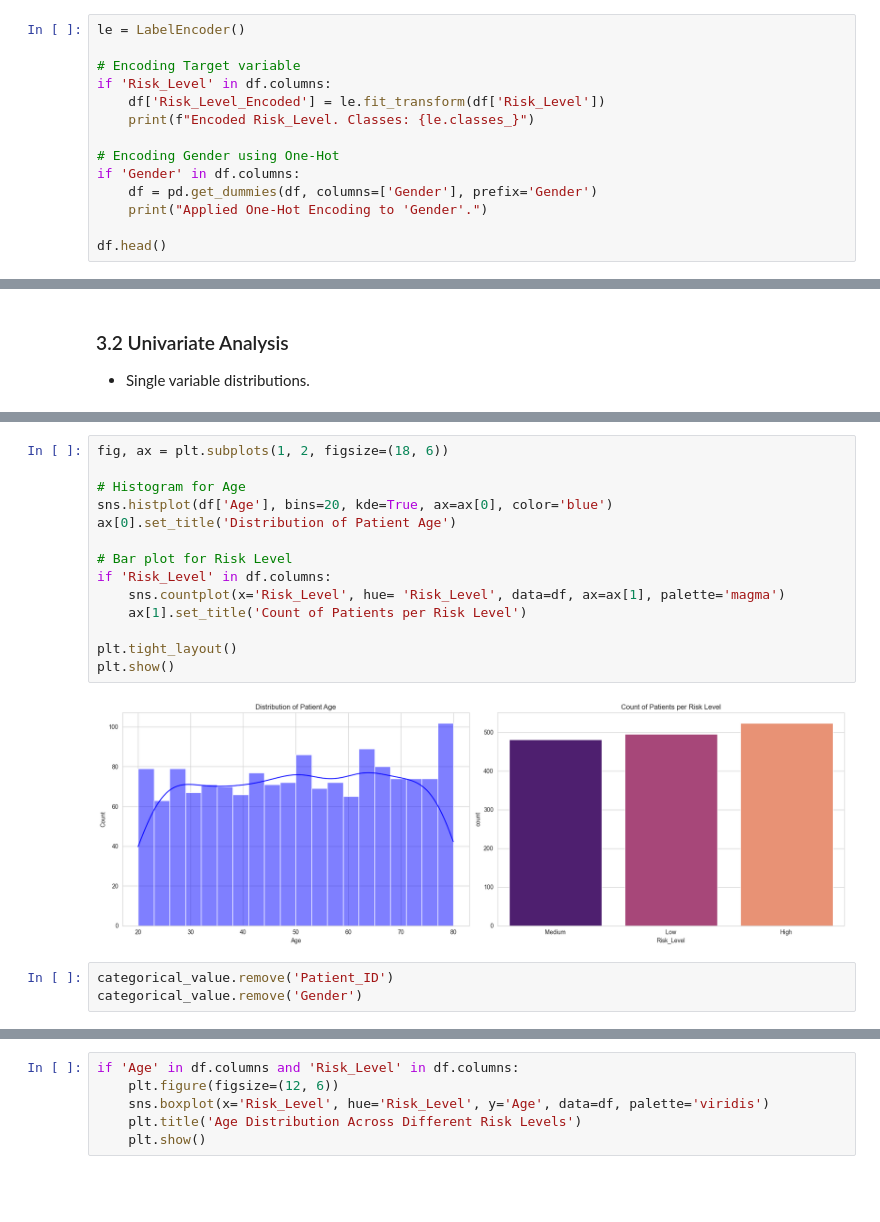
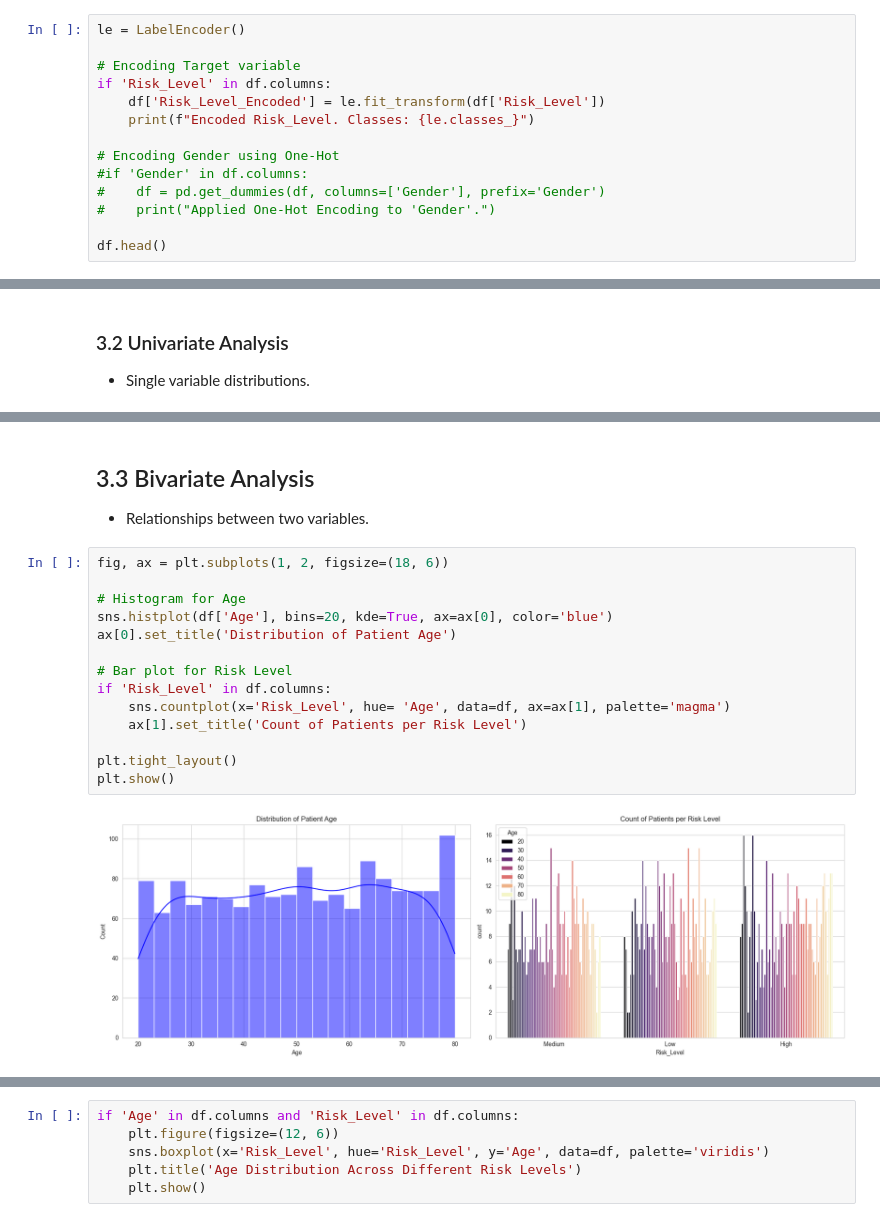
Before and after one commit to ariful59/ml-pipeline-heath-risk_predictor, a Jupyter notebook: src/notebook/EDA_dataset.ipynb, the cells around one changed output, grey strips where cells are left out. Cells and saved outputs as stored; diff of their text form; blank space fills up the shorter version.

```diff
--- a/src/notebook/EDA_dataset.ipynb
+++ b/src/notebook/EDA_dataset.ipynb
@@ -241,9 +241,9 @@ if 'Risk_Level' in df.columns:
     print(f"Encoded Risk_Level. Classes: {le.classes_}")
 
 # Encoding Gender using One-Hot
-if 'Gender' in df.columns:
-    df = pd.get_dummies(df, columns=['Gender'], prefix='Gender')
-    print("Applied One-Hot Encoding to 'Gender'.")
+#if 'Gender' in df.columns:
+#    df = pd.get_dummies(df, columns=['Gender'], prefix='Gender')
+#    print("Applied One-Hot Encoding to 'Gender'.")
 
 df.head()
 # %% [output]
@@ -326,19 +382,19 @@ Categorical Summary Statistics:
+# %% [markdown]
+## 3.3  Bivariate Analysis
+- Relationships between two variables.
 # %%
 fig, ax = plt.subplots(1, 2, figsize=(18, 6))
 
 # Histogram for Age
 sns.histplot(df['Age'], bins=20, kde=True, ax=ax[0], color='blue')
 ax[0].set_title('Distribution of Patient Age')
 
 # Bar plot for Risk Level
 if 'Risk_Level' in df.columns:
-    sns.countplot(x='Risk_Level', hue= 'Risk_Level', data=df, ax=ax[1], palette='magma')
+    sns.countplot(x='Risk_Level', hue= 'Age', data=df, ax=ax[1], palette='magma')
     ax[1].set_title('Count of Patients per Risk Level')
 
 plt.tight_layout()
 plt.show()
 # %% [output]
-[figure, old version]
+[figure, new version]
-# %%
-categorical_value.remove('Patient_ID')
-categorical_value.remove('Gender')
```
Also changed, not shown: parts of 13 cells of this notebook.
